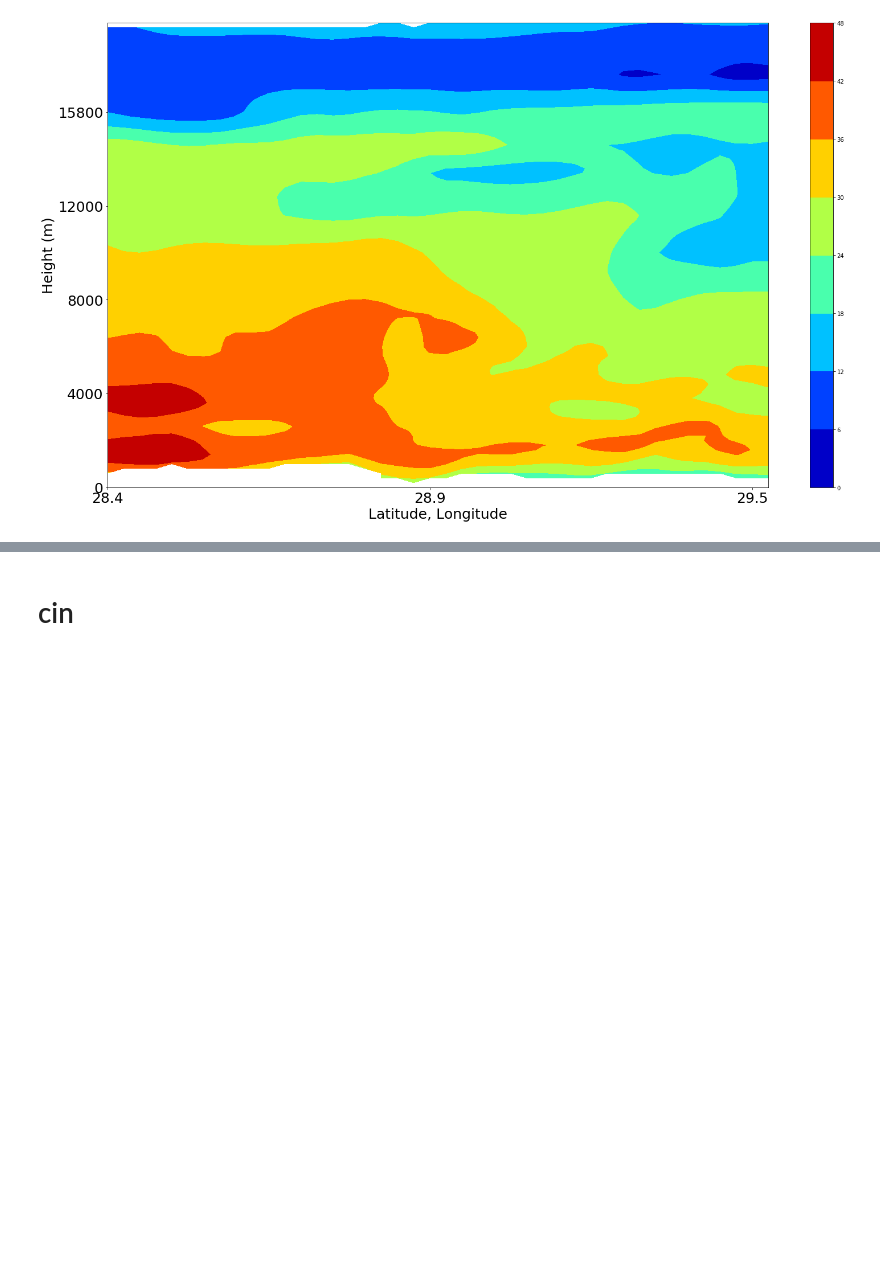
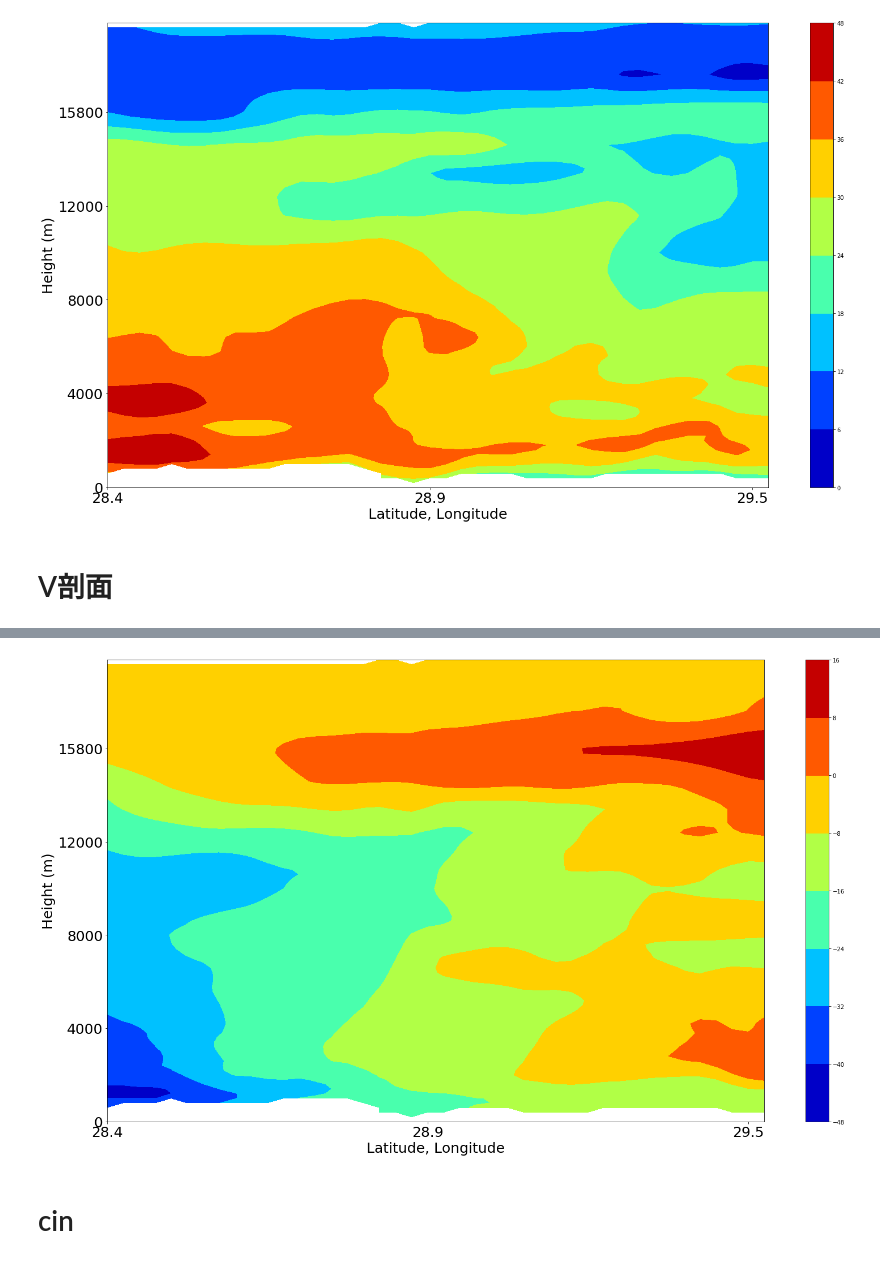
Before and after one commit to liyuan3970/3DVAR_retrive_radar_wind_from_typhoon1909, a Jupyter notebook: notebooks/WRF括苍山顶雷达回波分析.ipynb, the cells around one changed output, grey strips where cells are left out. Drawn from its saved outputs; the diff is of its cells as text; code cells hidden in the pictures; blank space fills up the shorter version.

Commit message:
data

```diff
--- a/notebooks/WRF括苍山顶雷达回波分析.ipynb
+++ b/notebooks/WRF括苍山顶雷达回波分析.ipynb
@@ -227,3 +227,74 @@ plt.show()
  17736.479   17933.55    18130.623   18327.695   18524.768   18721.84
  18918.912   19115.982   19313.055   19510.127  ]
 [figure]
+# %% [markdown]
+# V剖面
+# %%
+import numpy as np
+import matplotlib.pyplot as plt
+%matplotlib inline
+from matplotlib.cm import get_cmap
+import cartopy.crs as crs
+from cartopy.feature import NaturalEarthFeature
+from netCDF4 import Dataset
+
+from wrf import to_np, getvar, CoordPair, vertcross
+
+# Open the NetCDF file
+
+path = "/home/liyuan3970/Data/demo4_run2/"
+
+filename = path+ "wrfout_d02_2019-08-09_060000.nc"
+ncfile = Dataset(filename)
+
+# Extract the model height and wind speed
+z = getvar(ncfile, "z")
+#wspd =  getvar(ncfile, "uvmet_wspd_wdir",timeidx=60, units="kt")[0,:]
+wspd =  getvar(ncfile, "va",timeidx=85, units="m s-1")#[0,:]
+# Create the start point and end point for the cross section
+start_point = CoordPair(lat= 28.4, lon=120.9)
+end_point = CoordPair(lat=29.5, lon=120.9)
+
+# Compute the vertical cross-section interpolation.  Also, include the
+# lat/lon points along the cross-section.
+wspd_cross = vertcross(wspd, z, wrfin=ncfile, start_point=start_point,
+                       end_point=end_point, latlon=True, meta=True)
+
+# Create the figure
+fig = plt.figure(figsize=(26,15))
+ax = plt.axes()
+
+# Make the contour plot
+wspd_contours = ax.contourf(to_np(wspd_cross), cmap=get_cmap("jet"))
+
+# Add the color bar
+plt.colorbar(wspd_contours, ax=ax)
+
+# Set the x-ticks to use latitude and longitude labels.
+coord_pairs = to_np(wspd_cross.coords["xy_loc"])
+x_ticks = np.arange(coord_pairs.shape[0])
+x_labels = [pair.latlon_str(fmt="{:.2f}, {:.2f}")
+            for pair in to_np(coord_pairs)]
+x_table = [28.4,28.9,29.5]
+ax.set_xticks(x_ticks[::20])
+#ax.set_xticklabels(x_labels[::20], rotation=0, fontsize=25)
+ax.set_xticklabels(x_table, rotation=0, fontsize=25)
+# Set the y-ticks to be height.
+vert_vals = to_np(wspd_cross.coords["vertical"])
+v_ticks = np.arange(vert_vals.shape[0])
+
+print(v_ticks[::20],vert_vals[:])
+y_table = [0,4000,8000,12000,15800]
+ax.set_yticks(v_ticks[::20])
+ax.set_yticklabels(y_table, fontsize=25)
+#ax.set_yticklabels(vert_vals[::20], fontsize=25)
+
+# Set the x-axis and  y-axis labels
+ax.set_xlabel("Latitude, Longitude", fontsize=25)
+ax.set_ylabel("Height (m)", fontsize=25)
+#plt.ylim(0,12000)
+# plt.title("Vertical Cross Section of Wind Speed (kt)")
+plt.savefig('../picture/wrf_speed.png')
+# plt.savefig('../图片包/括苍山图/'+'括苍山速度图')
+plt.show()
+# %% [output]
@@ -230,3 +318,4 @@ plt.show()
+[figure, added]
 # %% [markdown]
 # cin
 # %%
```
Also changed, not shown: parts of 1 cell of this notebook, 12 other files.
